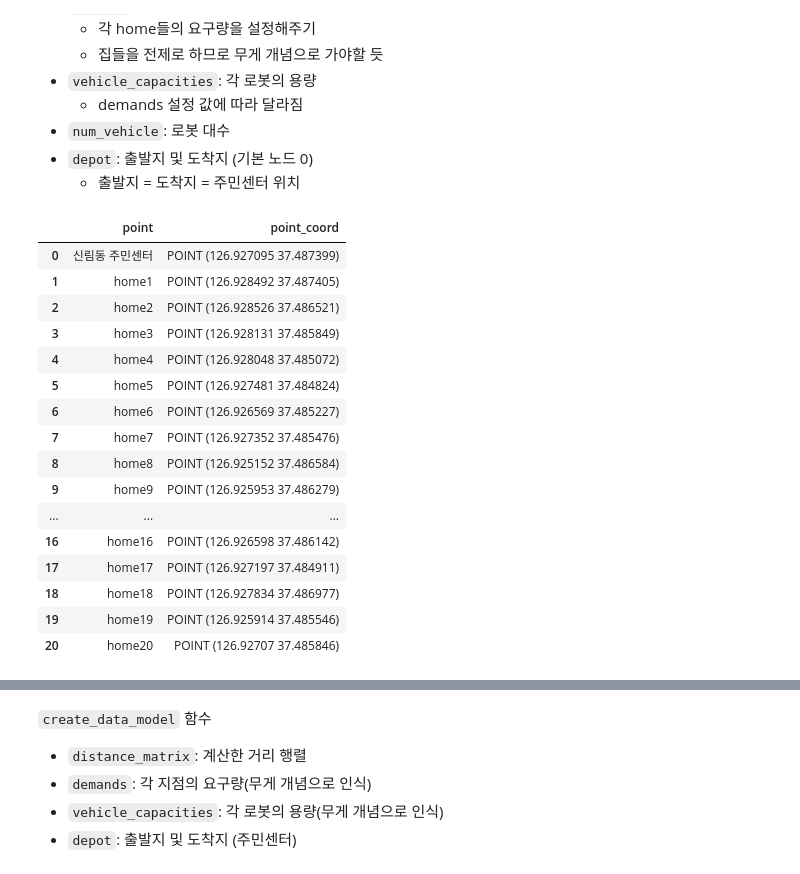
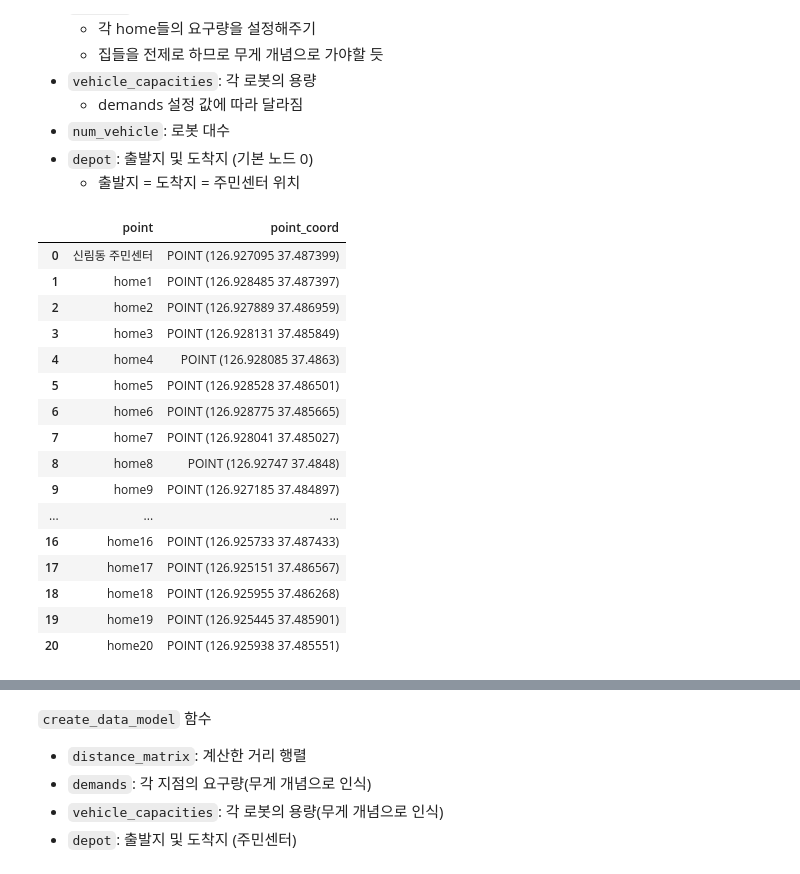
Before and after one commit to doyeonRyu/P-project, a Jupyter notebook: robotNetwork.ipynb, the cells around one changed output, grey strips where cells are left out. Cells and saved outputs as stored; diff of their text form; code cells hidden in the pictures.

```diff
--- a/robotNetwork.ipynb
+++ b/robotNetwork.ipynb
@@ -260,56 +260,56 @@ data 모델 만들기
 # %%
 # 데이터 준비
 data = {
     "point": ["신림동 주민센터"] + [f"home{i}" for i in range(1, 21)],
     "point_coord": [
         "POINT (126.927095 37.487399)"
     ] + [
-        'POINT (126.928492 37.487405)',
-        'POINT (126.928526 37.486521)',
+        'POINT (126.928485 37.487397)',
+        'POINT (126.927889 37.486959)',
         'POINT (126.928131 37.485849)',
-        'POINT (126.928048 37.485072)',
-        'POINT (126.927481 37.484824)',
-        'POINT (126.926569 37.485227)',
-        'POINT (126.927352 37.485476)',
-        'POINT (126.925152 37.486584)',
-        'POINT (126.925953 37.486279)',
-        'POINT (126.92612 37.486991)',
-        'POINT (126.926905 37.486494)',
-        'POINT (126.92771 37.486393)',
-        'POINT (126.928779 37.485684)',
-        'POINT (126.925431 37.485912)',
-        'POINT (126.92575 37.487444)',
-        'POINT (126.926598 37.486142)',
-        'POINT (126.927197 37.484911)',
-        'POINT (126.927834 37.486977)',
-        'POINT (126.925914 37.485546)',
-        'POINT (126.92707 37.485846)'
+        'POINT (126.928085 37.4863)',
+        'POINT (126.928528 37.486501)',
+        'POINT (126.928775 37.485665)',
+        'POINT (126.928041 37.485027)',
+        'POINT (126.92747 37.4848)',
+        'POINT (126.927185 37.484897)',
+        'POINT (126.926831 37.484975)',
+        'POINT (126.927358 37.485457)',
+        'POINT (126.92811 37.486413)',
+        'POINT (126.926612 37.486137)',
+        'POINT (126.926905 37.486493)',
+        'POINT (126.926123 37.486979)',
+        'POINT (126.925733 37.487433)',
+        'POINT (126.925151 37.486567)',
+        'POINT (126.925955 37.486268)',
+        'POINT (126.925445 37.485901)',
+        'POINT (126.925938 37.485551)'
     ],
 }
 
 # DataFrame 생성
 od_data_for_ortools = pd.DataFrame(data)
 
 # DataFrame 확인
 od_data_for_ortools
 # %% [output]
 |  | point | point_coord |
 | 0 | 신림동 주민센터 | POINT (126.927095 37.487399) |
-| 1 | home1 | POINT (126.928492 37.487405) |
-| 2 | home2 | POINT (126.928526 37.486521) |
+| 1 | home1 | POINT (126.928485 37.487397) |
+| 2 | home2 | POINT (126.927889 37.486959) |
 | 3 | home3 | POINT (126.928131 37.485849) |
-| 4 | home4 | POINT (126.928048 37.485072) |
-| 5 | home5 | POINT (126.927481 37.484824) |
-| 6 | home6 | POINT (126.926569 37.485227) |
-| 7 | home7 | POINT (126.927352 37.485476) |
-| 8 | home8 | POINT (126.925152 37.486584) |
-| 9 | home9 | POINT (126.925953 37.486279) |
+| 4 | home4 | POINT (126.928085 37.4863) |
+| 5 | home5 | POINT (126.928528 37.486501) |
+| 6 | home6 | POINT (126.928775 37.485665) |
+| 7 | home7 | POINT (126.928041 37.485027) |
+| 8 | home8 | POINT (126.92747 37.4848) |
+| 9 | home9 | POINT (126.927185 37.484897) |
 | ... | ... | ... |
-| 16 | home16 | POINT (126.926598 37.486142) |
-| 17 | home17 | POINT (126.927197 37.484911) |
-| 18 | home18 | POINT (126.927834 37.486977) |
-| 19 | home19 | POINT (126.925914 37.485546) |
-| 20 | home20 | POINT (126.92707 37.485846) |
+| 16 | home16 | POINT (126.925733 37.487433) |
+| 17 | home17 | POINT (126.925151 37.486567) |
+| 18 | home18 | POINT (126.925955 37.486268) |
+| 19 | home19 | POINT (126.925445 37.485901) |
+| 20 | home20 | POINT (126.925938 37.485551) |
 # %%
 # 직선 거리 계산 함수
 def calculate_straight_distance(lat1, lon1, lat2, lon2):
```
Also changed, not shown: parts of 26 cells of this notebook.
